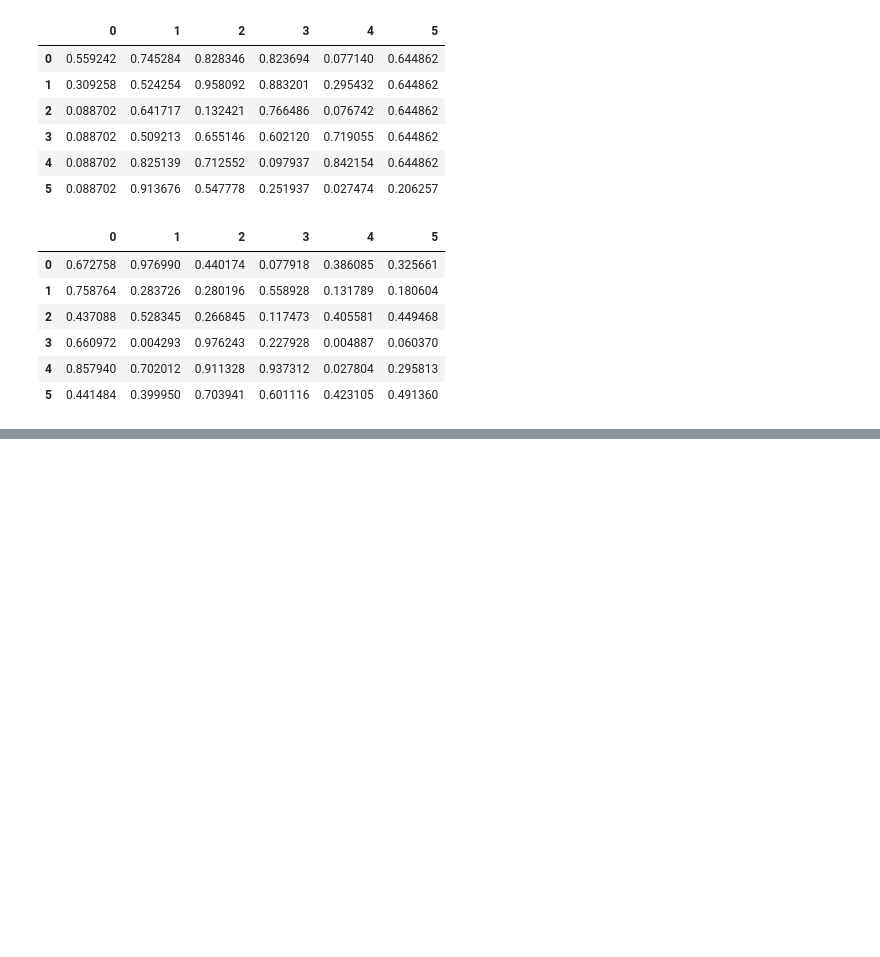
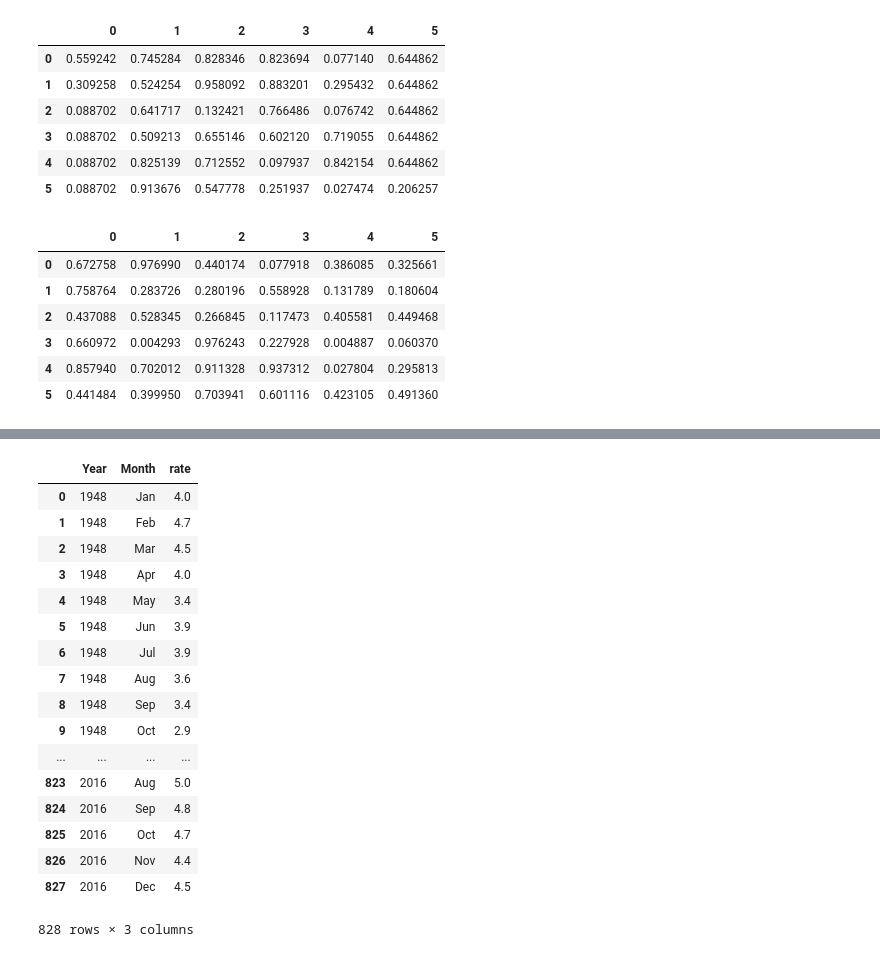
Before and after one commit to ClaudiuCreanga/data-science, a Jupyter notebook: pandas-learning-lynda.ipynb, the cells around one changed output, grey strips where cells are left out. Cells and saved outputs as stored; diff of their text form; code cells hidden in the pictures; blank space fills up the shorter version.

```diff
--- a/pandas-learning-lynda.ipynb
+++ b/pandas-learning-lynda.ipynb
@@ -193,0 +261,22 @@ my_df * 10
+# %%
+df = pd.DataFrame(data.stack(), columns=['rate']).reset_index()
+df
+# %% [output]
+|  | Year | Month | rate |
+| 0 | 1948 | Jan | 4.0 |
+| 1 | 1948 | Feb | 4.7 |
+| 2 | 1948 | Mar | 4.5 |
+| 3 | 1948 | Apr | 4.0 |
+| 4 | 1948 | May | 3.4 |
+| 5 | 1948 | Jun | 3.9 |
+| 6 | 1948 | Jul | 3.9 |
+| 7 | 1948 | Aug | 3.6 |
+| 8 | 1948 | Sep | 3.4 |
+| 9 | 1948 | Oct | 2.9 |
+| ... | ... | ... | ... |
+| 823 | 2016 | Aug | 5.0 |
+| 824 | 2016 | Sep | 4.8 |
+| 825 | 2016 | Oct | 4.7 |
+| 826 | 2016 | Nov | 4.4 |
+| 827 | 2016 | Dec | 4.5 |
+828 rows × 3 columns
```
Also changed, not shown: parts of 4 cells of this notebook, 3 other files.
